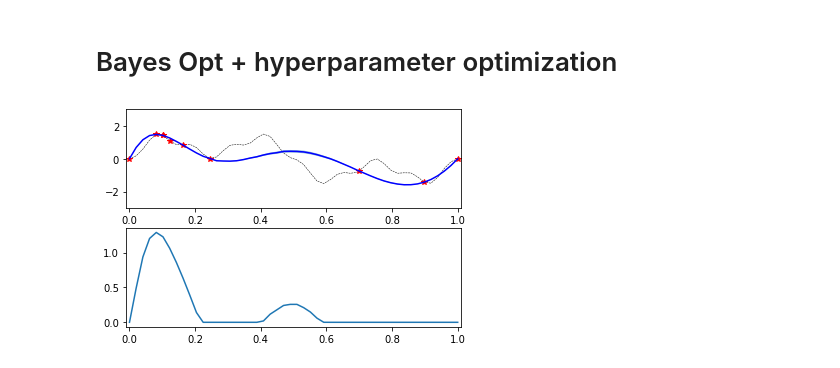
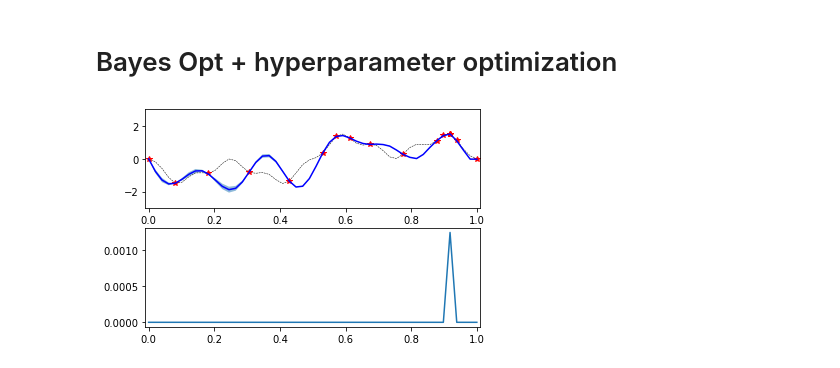
Before and after one commit to abauville/Notes_Gaussian_processes, a Jupyter notebook: 03_BayesOpt_w_HyperParamOpt.ipynb, the cells around one changed output. Drawn from its saved outputs; the diff is of its cells as text; code cells hidden in the pictures.

Commit message:
the bayes opt training loop might be doing its job already

```diff
--- a/03_BayesOpt_w_HyperParamOpt.ipynb
+++ b/03_BayesOpt_w_HyperParamOpt.ipynb
@@ -76,24 +76,28 @@ def train_hyper_params(model, likelihood, training_iter=20, verbose=False):
 # %%
 def f(x):
     # underlying true function to sample
-    return (torch.sin(x * (2 * math.pi)) + torch.sin(x * (6 * math.pi))**3)
+    return - (torch.sin(x * (2 * math.pi)) + torch.sin(x * (6 * math.pi))**3)
 # %%
 # initialize likelihood and model
 likelihood = gpytorch.likelihoods.GaussianLikelihood(noise_constraint=gpytorch.constraints.Interval(0.0,1e-14))
 test_x = torch.linspace(0,1,50)
-train_x = torch.tensor([0.7])
+train_x = torch.rand(1)
 train_y = f(train_x)
-
-while len(train_x)<2 or (train_x[-1] - train_x[-2]).abs()>1e-6:
+best_f = -1.0
+# while len(train_x)<2 or (train_y[-1] - train_y[-2]).abs()>1e-6:
+for i in range(20):
     model = ExactGPModel(train_x, train_y, likelihood)
-    train_hyper_params(model, likelihood)
-    EI = ExpectedImprovement(model, best_f=0.2)
+    train_hyper_params(model, likelihood, training_iter=50)
+    EI = ExpectedImprovement(model, best_f=best_f, maximize=True)
     ei = EI(test_x.reshape(-1,1,1))
     x_new = test_x[ei.argmax().item()]
     clear_output(wait=True)
+    y_new = f(x_new)
+    if y_new.item() > best_f:
+        best_f = y_new.item()
     plot_bayes()
     plt.pause(0.5)
     train_x = torch.cat((train_x.reshape(-1,1), x_new.reshape(-1,1))).reshape(-1)
-    train_y = torch.cat((train_y.reshape(-1,1), f(x_new).reshape(-1,1))).reshape(-1)
+    train_y = torch.cat((train_y.reshape(-1,1), y_new.reshape(-1,1))).reshape(-1)
 # %% [output]
-[figure, old version]
+[figure, new version]
```
Also changed, not shown: 4 other files.
